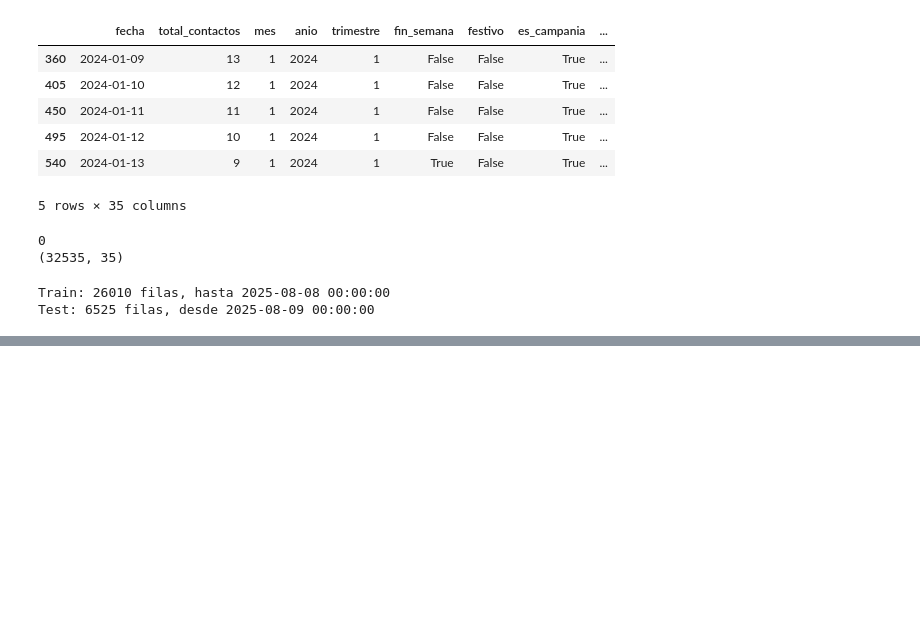
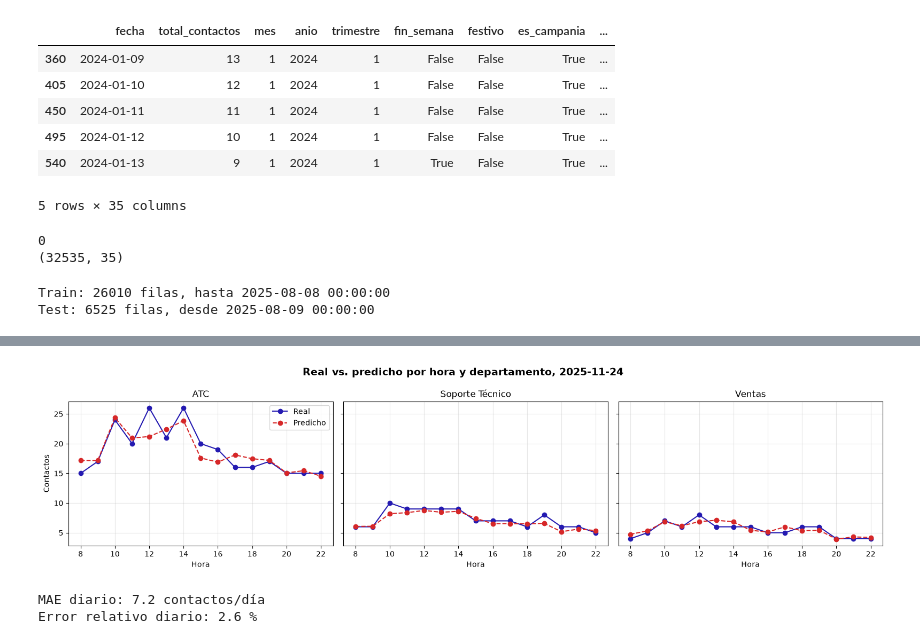
Before and after one commit to RosaSierr0609/contact-center-workforce-prediction, a Jupyter notebook: 2. Machine Learning.ipynb, the cells around one changed output, grey strips where cells are left out. Cells and saved outputs as stored; diff of their text form; code cells hidden in the pictures; blank space fills up the shorter version.

```diff
--- a/2. Machine Learning.ipynb
+++ b/2. Machine Learning.ipynb
@@ -129,0 +332,33 @@ modelo_xgb = XGBRegressor(random_state=42)
+# %%
+def hora_desde_dummies(fila):
+    for c in hora_cols:
+        if fila[c]:
+            return int(c.split('_')[-1])
+    return 8  # categoría eliminada por drop_first
+
+res['hora'] = X_test.apply(hora_desde_dummies, axis=1)
+
+dia_df = res[res['fecha'] == dia].groupby(['hora', 'departamento'])[['real', 'pred']].sum().reset_index()
+
+fig, axes = plt.subplots(1, 3, figsize=(16, 4), sharey=True)
+for ax, depto in zip(axes, ['ATC', 'Soporte Técnico', 'Ventas']):
+    d = dia_df[dia_df['departamento'] == depto]
+    ax.plot(d['hora'], d['real'], marker='o', color='#241ab1', label='Real')
+    ax.plot(d['hora'], d['pred'], marker='o', color='#d62728', linestyle='--', label='Predicho')
+    ax.set_title(depto)
+    ax.set_xlabel('Hora')
+    ax.grid(True, alpha=0.3)
+axes[0].set_ylabel('Contactos')
+axes[0].legend()
+fig.suptitle(f'Real vs. predicho por hora y departamento, {dia.date()}', fontsize=14, fontweight='bold')
+plt.tight_layout()
+plt.show()
+# %% [output]
+[figure, added]
+# %%
+diario['error_abs'] = (diario['real'] - diario['pred']).abs()
+print('MAE diario:', diario['error_abs'].mean().round(1), 'contactos/día')
+print('Error relativo diario:', (diario['error_abs'].sum() / diario['real'].sum() * 100).round(1), '%')
+# %% [output]
+MAE diario: 7.2 contactos/día
+Error relativo diario: 2.6 %
```
Also changed, not shown: parts of 11 cells of this notebook.
